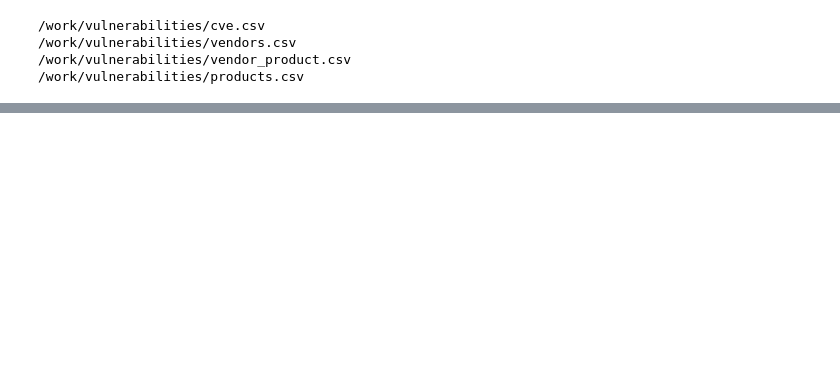
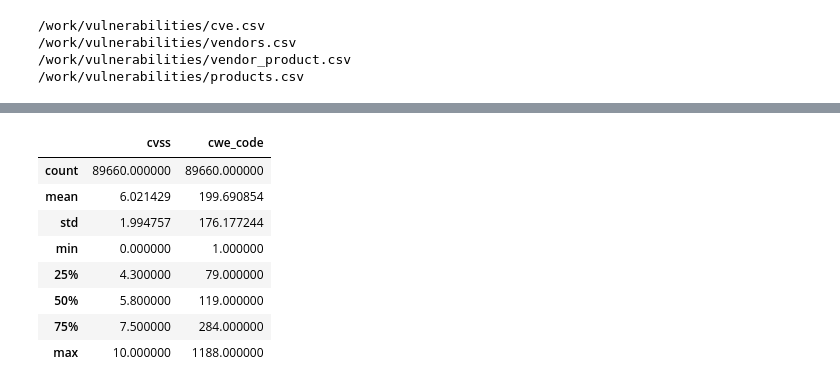
Before and after one commit to ParadiseArt/Northeastern-FinalProject, a Jupyter notebook: notebook.ipynb, the cells around one changed output, grey strips where cells are left out. Cells and saved outputs as stored; diff of their text form; code cells hidden in the pictures; blank space fills up the shorter version.

```diff
--- a/notebook.ipynb
+++ b/notebook.ipynb
@@ -14,0 +44,12 @@ cve = pd.read_csv('/work/vulnerabilities/cve.csv')
+# %%
+cve.describe() # describe gets stats
+# %% [output]
+|  | cvss | cwe_code |
+| count | 89660.000000 | 89660.000000 |
+| mean | 6.021429 | 199.690854 |
+| std | 1.994757 | 176.177244 |
+| min | 0.000000 | 1.000000 |
+| 25% | 4.300000 | 79.000000 |
+| 50% | 5.800000 | 119.000000 |
+| 75% | 7.500000 | 284.000000 |
+| max | 10.000000 | 1188.000000 |
```
Also changed, not shown: parts of 9 cells of this notebook, 1 other file.
